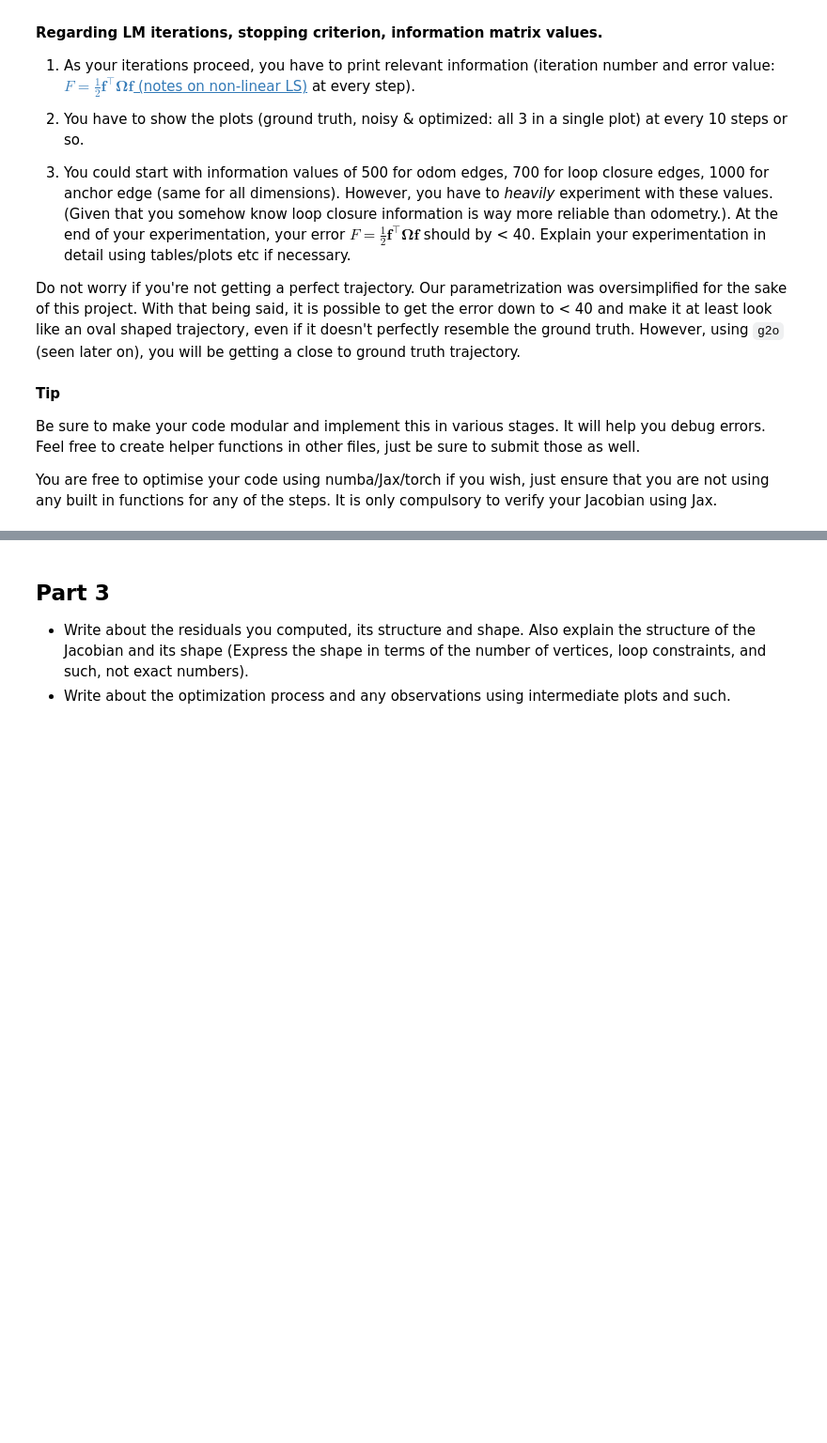
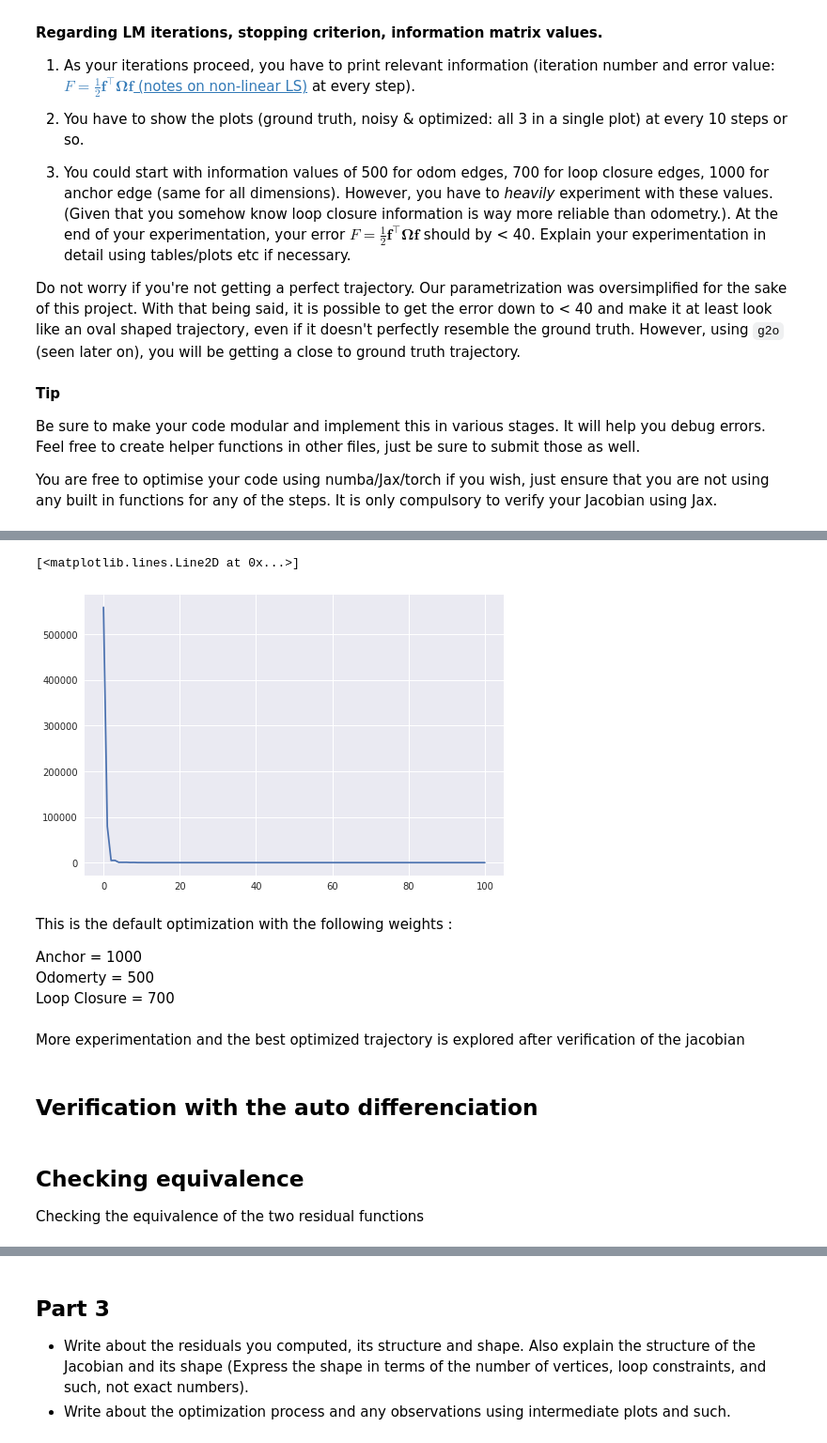
Before and after one commit to Blizzard57/2d-slam, a Jupyter notebook: questions/Question 2 - 2D SLAM.ipynb, the cells around one changed output, grey strips where cells are left out. Shown at 94% size. Saved outputs shown, nothing was run; the diff lists cells and outputs as text; code cells hidden in the pictures; blank space fills up the shorter version.

```diff
--- a/questions/Question 2 - 2D SLAM.ipynb
+++ b/questions/Question 2 - 2D SLAM.ipynb
@@ -168,0 +328,16 @@ DeviceArray([-5., -8.,  0.], dtype=float32)
+# %%
+import numpy as np
+plt.plot(np.squeeze(error))
+# %% [output]
+[<matplotlib.lines.Line2D at 0x...>]
+[figure, added]
+# %% [markdown]
+This is the default optimization with the following weights :
+
+Anchor = 1000 <br>
+Odomerty = 500 <br>
+Loop Closure = 700
+# %% [markdown]
+More experimentation and the best optimized trajectory is explored after verification of the jacobian
+# %% [markdown]
+## Verification with the auto differenciation
@@ -168,0 +365,4 @@ DeviceArray([-5., -8.,  0.], dtype=float32)
+# %% [markdown]
+## Checking equivalence
+
+Checking the equivalence of the two residual functions
```
Also changed, not shown: parts of 69 cells of this notebook.
